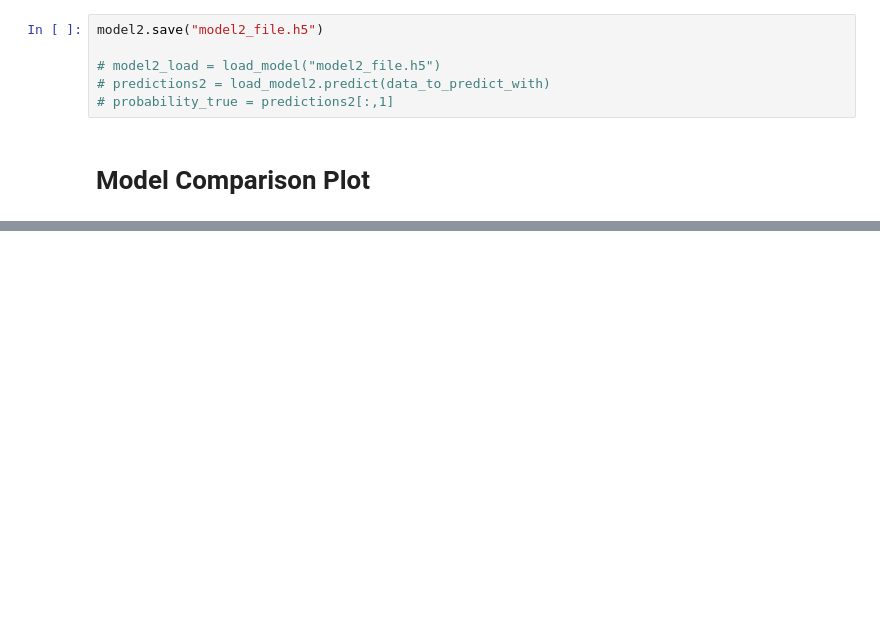
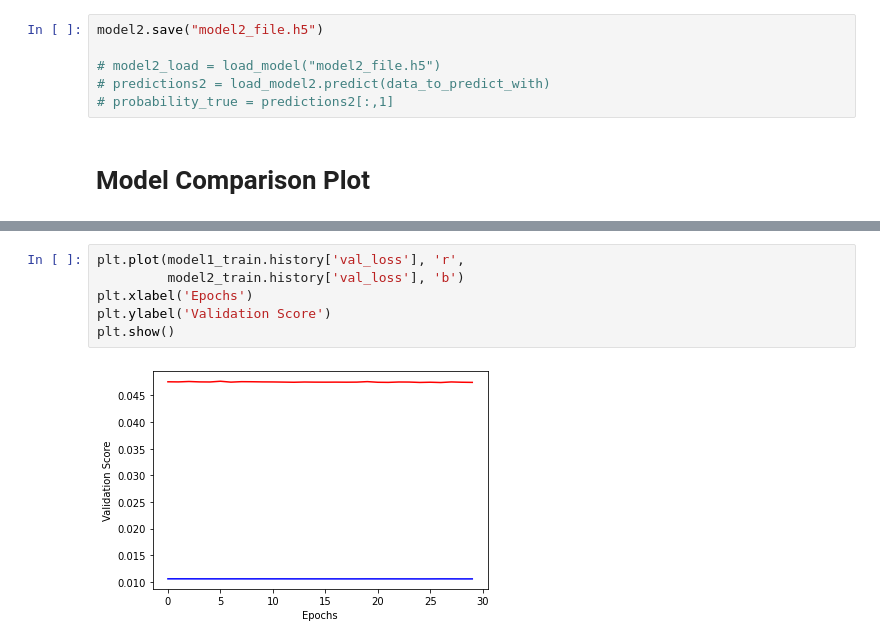
Before and after one commit to Gavin-Hofer/datamining-group-11, a Jupyter notebook: Group11.ipynb, the cells around one changed output, grey strips where cells are left out. Cells and saved outputs as stored; diff of their text form; blank space fills up the shorter version.

```diff
--- a/Group11.ipynb
+++ b/Group11.ipynb
@@ -486,0 +489,8 @@ plt.show()
+# %%
+plt.plot(model1_train.history['val_loss'], 'r',
+         model2_train.history['val_loss'], 'b')
+plt.xlabel('Epochs')
+plt.ylabel('Validation Score')
+plt.show()
+# %% [output]
+[figure, added]
```
Also changed, not shown: parts of 1 cell of this notebook, 2 other files.
